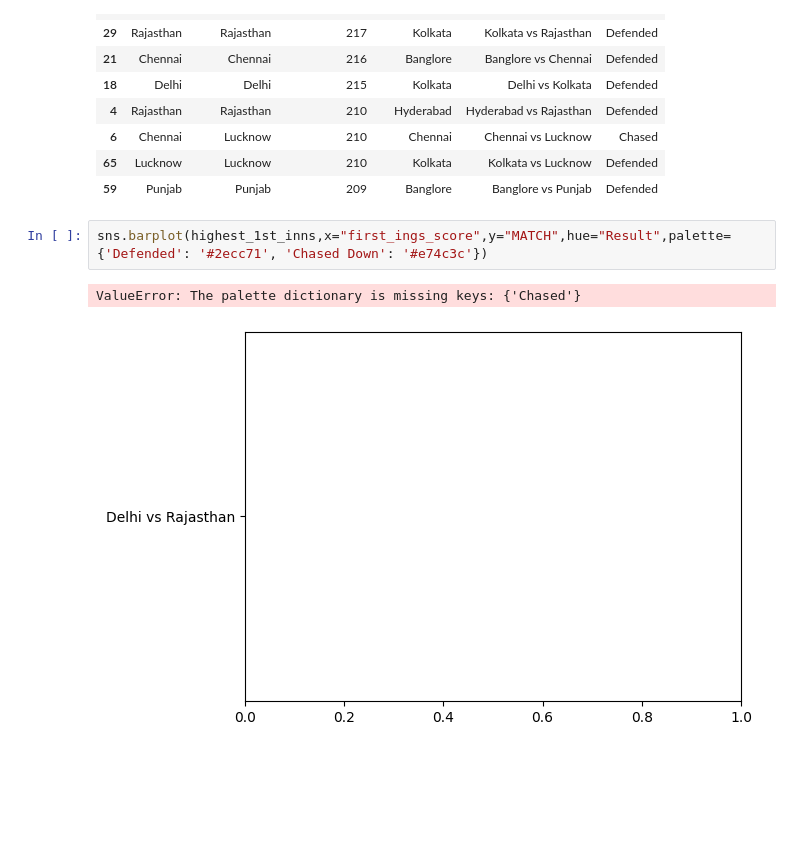
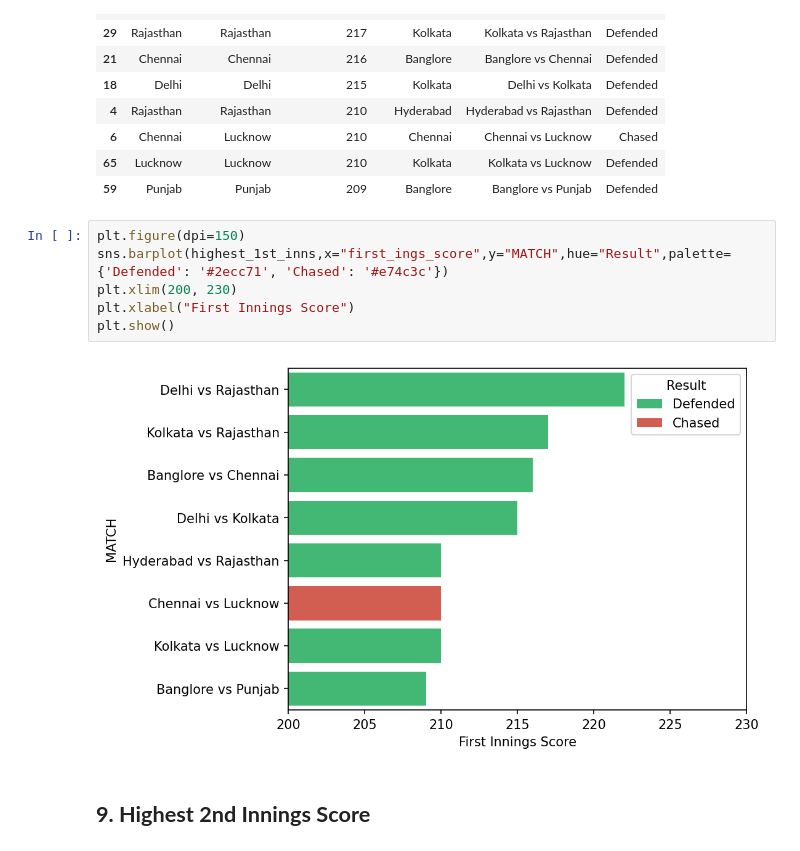
Before and after one commit to jhaji-17/Data-Science-Practice, a Jupyter notebook: IPL_2022_Analysis.ipynb, the cells around one changed output. Drawn from its saved outputs; the diff is of its cells as text; blank space fills up the shorter version.

```diff
--- a/IPL_2022_Analysis.ipynb
+++ b/IPL_2022_Analysis.ipynb
@@ -236,7 +237,12 @@ highest_1st_inns
 | 65 | Lucknow | Lucknow | 210 | Kolkata | Kolkata vs Lucknow | Defended |
 | 59 | Punjab | Punjab | 209 | Banglore | Banglore vs Punjab | Defended |
 # %%
-sns.barplot(highest_1st_inns,x="first_ings_score",y="MATCH",hue="Result",palette={'Defended': '#2ecc71', 'Chased Down': '#e74c3c'})
+plt.figure(dpi=150)
+sns.barplot(highest_1st_inns,x="first_ings_score",y="MATCH",hue="Result",palette={'Defended': '#2ecc71', 'Chased': '#e74c3c'})
+plt.xlim(200, 230)
+plt.xlabel("First Innings Score")
+plt.show()
 # %% [output]
-ValueError: The palette dictionary is missing keys: {'Chased'}
-[figure, old version]
+[figure, new version]
+# %% [markdown]
+## **9. Highest 2nd Innings Score**
```
Also changed, not shown: parts of 9 cells of this notebook.
